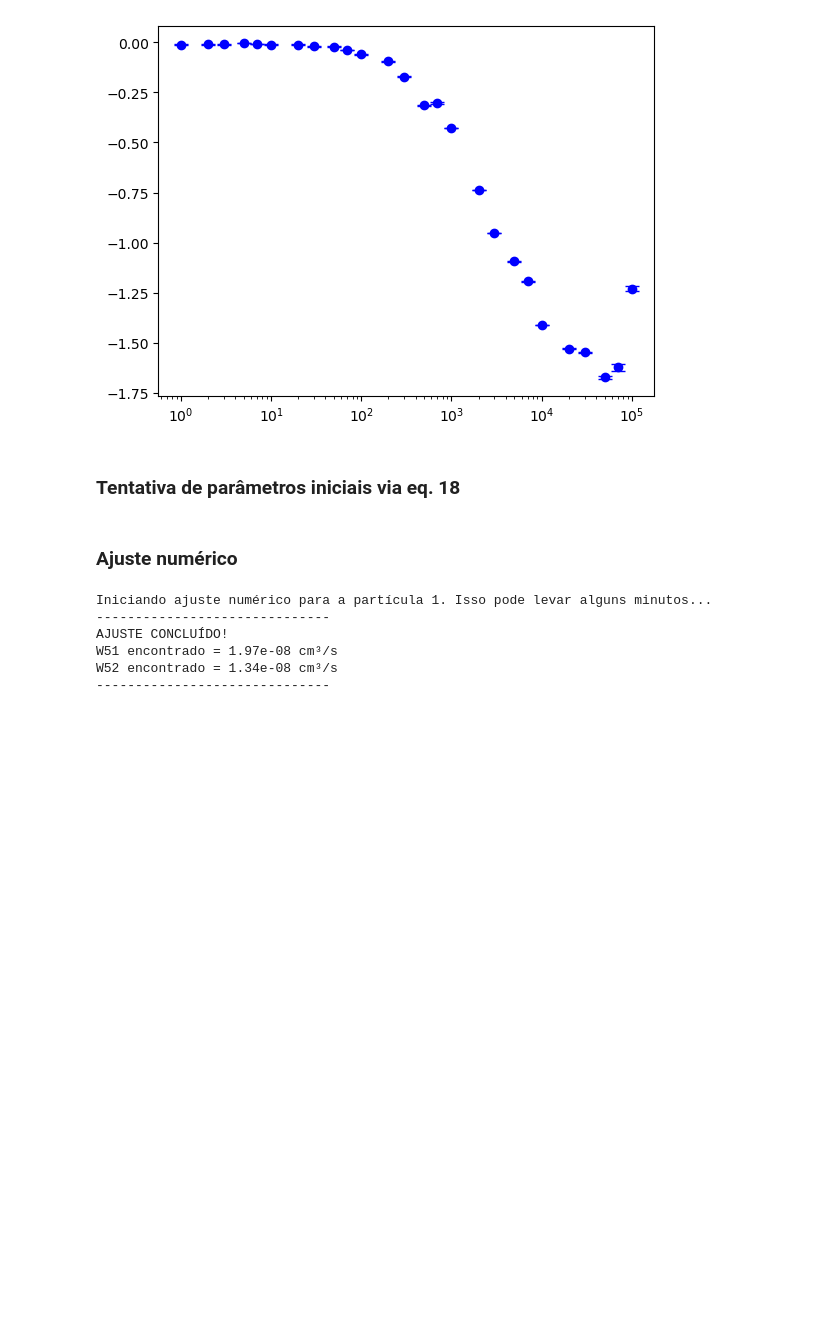
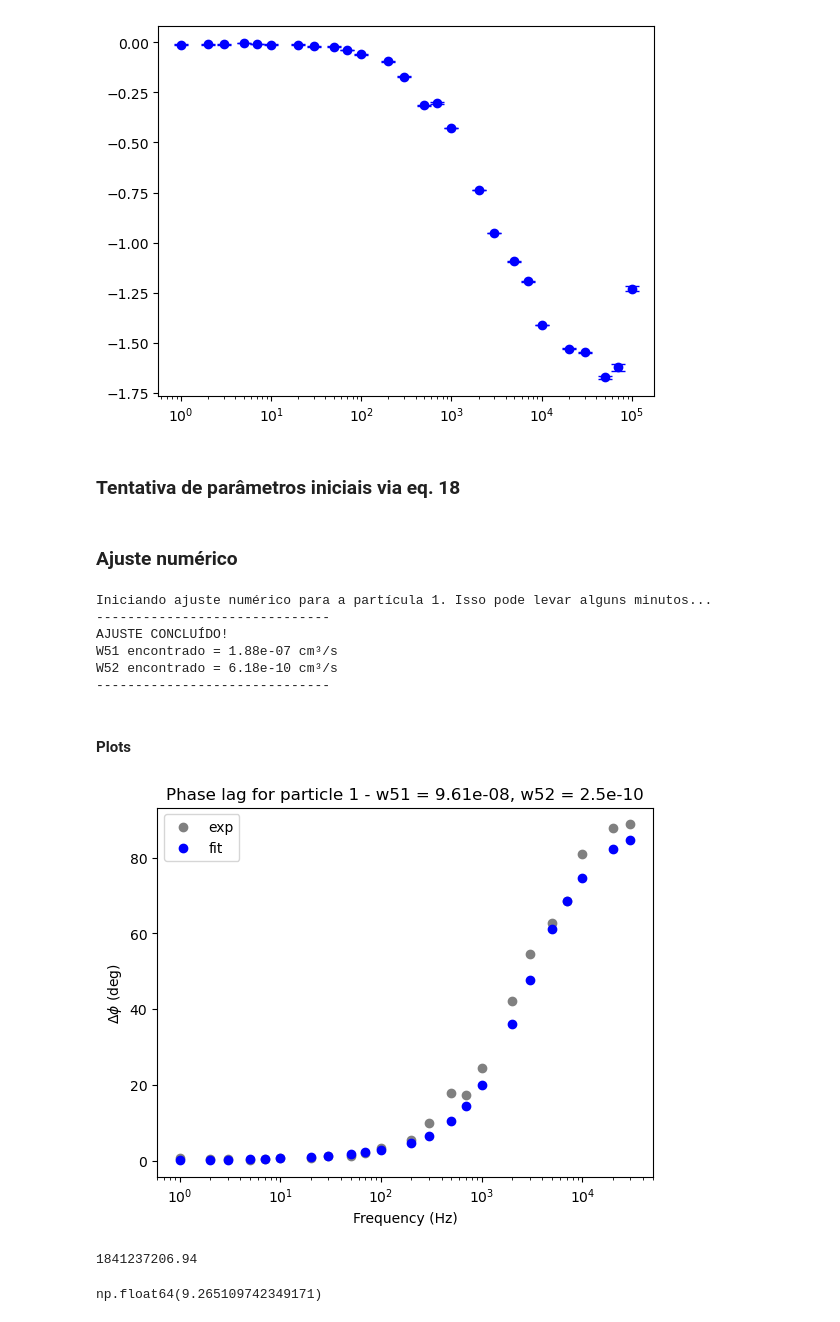
Before and after one commit to habakukc22/ode-system, a Jupyter notebook: ode-system-dimensionless-many-particles.ipynb, the cells around one changed output. Saved outputs shown, nothing was run; the diff lists cells and outputs as text; code cells hidden in the pictures; blank space fills up the shorter version.

```diff
--- a/ode-system-dimensionless-many-particles.ipynb
+++ b/ode-system-dimensionless-many-particles.ipynb
@@ -225,10 +228,10 @@ def funcao_custo(parametros, freq_exp, fase_exp):
 
 # lista para armazenar as taxas w51 e w52 ajustadas para cada partícula
 w_list = []
+num_points = 23
 
 for p_id, pd in enumerate(pd_list):
     if p_id != 0: continue
-    num_points = 20
     frequencias_experimentais = pd[:num_points, 0]
     fases_experimentais = pd[:num_points, 1]
 
@@ -258,10 +261,69 @@ for p_id, pd in enumerate(pd_list):
 Iniciando ajuste numérico para a partícula 1. Isso pode levar alguns minutos...
 ------------------------------
 AJUSTE CONCLUÍDO!
-W51 encontrado = 1.97e-08 cm³/s
-W52 encontrado = 1.34e-08 cm³/s
+W51 encontrado = 1.88e-07 cm³/s
+W52 encontrado = 6.18e-10 cm³/s
 ------------------------------
 # %%
 # w_list = np.array(w_list)
 
 # np.save("w_list", w_list)
+# %% [markdown]
+#### Plots
+# %%
+W51, W52 = 9.61e-8, 2.5e-10
+fases_calculadas = []
+
+# num_points = 20
+
+for p_id, pd in enumerate(pd_list):
+    if p_id != 0: continue
+    frequencias_experimentais = pd[:num_points, 0]
+    fases_experimentais = pd[:num_points, 1]
+
+    for f in frequencias_experimentais:
+        # Simula 200 ciclos em tempo adimensional para garantir que o transiente morra
+        t_span = (0, 200)
+        t_eval = np.linspace(t_span[0], t_span[1], 10000)
+
+        sol = solve_ivp(
+        odes,
+        t_span,
+        [0, 0, 0],
+        t_eval=t_eval,
+        args=(W51, W52, f),
+        method='Radau' # Mantendo o método Radau que demonstrou estabilidade acima
+        )
+
+        # Converte de volta para unidades físicas antes de extrair a fase
+        n3 = (sol.y[2]) * n1
+        ts = (sol.t) * (1/f)
+
+        fase_calc = extrair_fase(ts, n3, f)
+        fases_calculadas.append(fase_calc)
+
+    fases_calculadas = np.array(fases_calculadas)
+# %%
+plt.scatter(frequencias_experimentais, adj_ph(fases_experimentais), color="gray", label="exp")
+plt.scatter(frequencias_experimentais, adj_ph(fases_calculadas), color="blue", label="fit")
+plt.xscale("log")
+plt.ylabel("$\Delta \phi$ (deg)")
+plt.xlabel("Frequency (Hz)")
+plt.title(f"Phase lag for particle 1 - w51 = {W51}, w52 = {W52}")
+plt.legend()
+plt.show()
+# %% [output]
+[figure, added]
+# %%
+power = 4.6 # em W
+w0 = (282e-9)*(1e2) # em cm
+area = np.pi*w0**2
+photon_energy = (6.62e-34*2.99e8)/977e-9
+
+print(f"{(power/area):.2f}")
+# %% [output]
+1841237206.94
+# %%
+np.log10(1841237206.94)
+# %% [output]
+np.float64(9.265109742349171)
```
Also changed, not shown: parts of 1 cell of this notebook.
